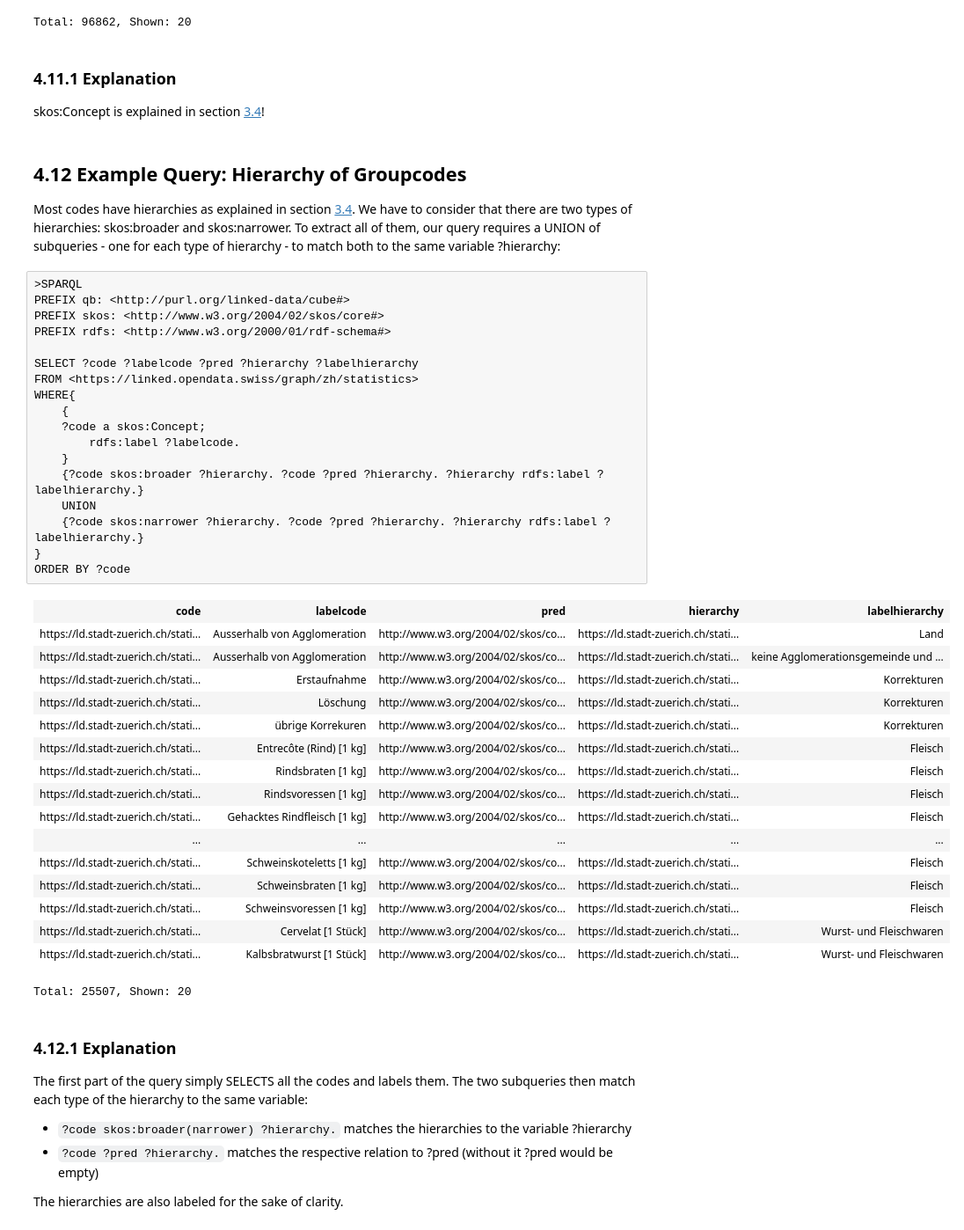
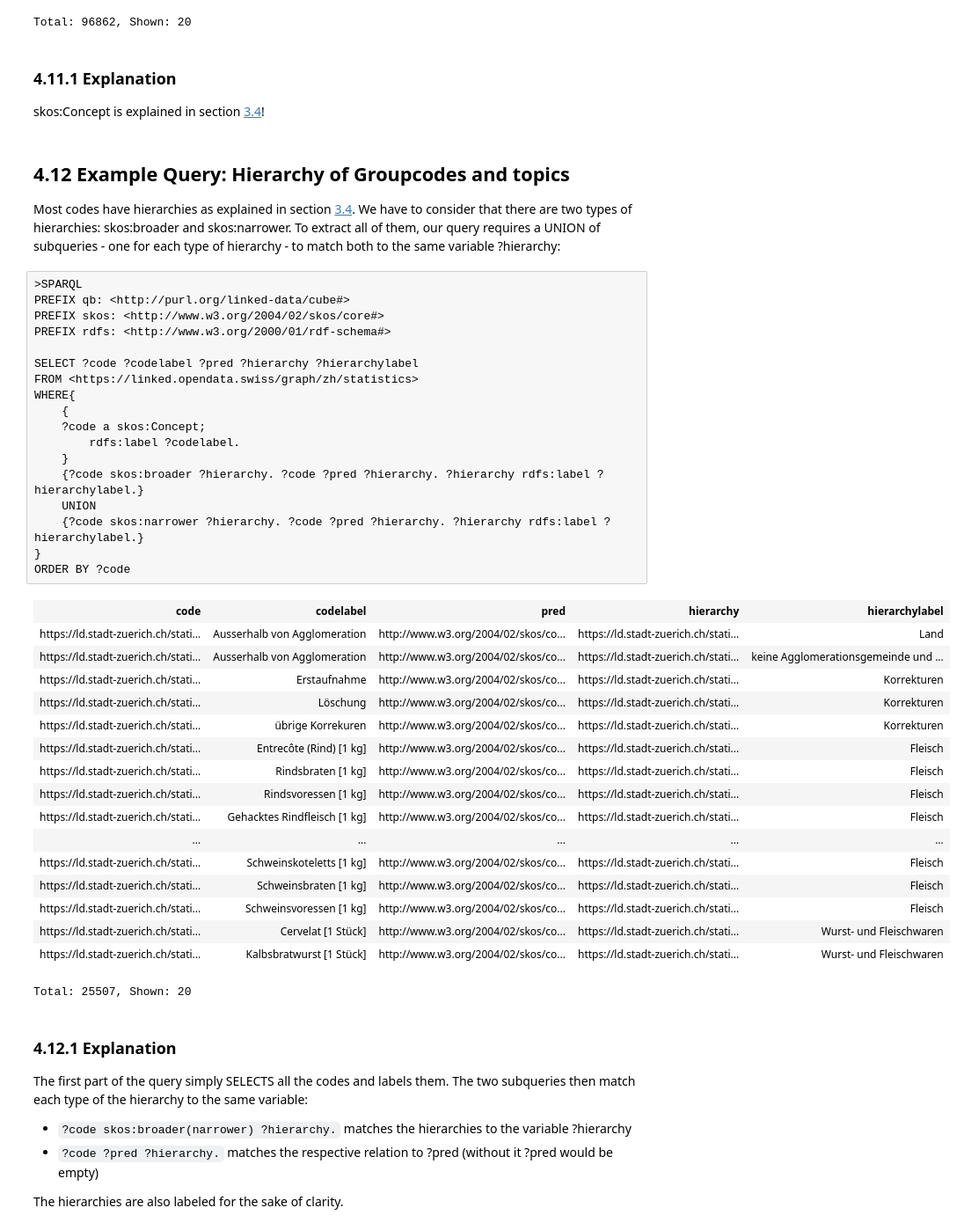
Before and after one commit to StatistikStadtZuerich/documentation, a Jupyter notebook: Linked_Data/Manual/LOSD_Manual_of_Statistik_Stadt_Zurich.ipynb, the cells around one changed output. Shown at 88% size. Saved outputs shown, nothing was run; the diff lists cells and outputs as text.

```diff
--- a/Linked_Data/Manual/LOSD_Manual_of_Statistik_Stadt_Zurich.ipynb
+++ b/Linked_Data/Manual/LOSD_Manual_of_Statistik_Stadt_Zurich.ipynb
@@ -873,30 +948,30 @@ ORDER BY ?code
 Total: 96862, Shown: 20
 # %% [markdown]
 ### 4.11.1 Explanation<a id="4111"></a>
-skos:Concept is explained in section [3.4](#3.4-Other-important-concepts)!
+skos:Concept is explained in section <a href="#34">3&#46;4</a>!
 # %% [markdown]
-## 4.12 Example Query: Hierarchy of Groupcodes<a id="412"></a>
-Most codes have hierarchies as explained in section [3.4](#Other-important-concepts). We have to consider that there are two types of hierarchies: skos:broader and skos:narrower. To extract all of them, our query requires a UNION of subqueries - one for each type of hierarchy - to match both to the same variable ?hierarchy:
+## 4.12 Example Query: Hierarchy of Groupcodes and topics<a id="412"></a>
+Most codes have hierarchies as explained in section <a href="#34">3&#46;4</a>. We have to consider that there are two types of hierarchies: skos:broader and skos:narrower. To extract all of them, our query requires a UNION of subqueries - one for each type of hierarchy - to match both to the same variable ?hierarchy:
 # %%
 >SPARQL
 PREFIX qb: <http://purl.org/linked-data/cube#>
 PREFIX skos: <http://www.w3.org/2004/02/skos/core#>
 PREFIX rdfs: <http://www.w3.org/2000/01/rdf-schema#>
 
-SELECT ?code ?labelcode ?pred ?hierarchy ?labelhierarchy
+SELECT ?code ?codelabel ?pred ?hierarchy ?hierarchylabel
 FROM <https://linked.opendata.swiss/graph/zh/statistics>
 WHERE{
     {
     ?code a skos:Concept;
-        rdfs:label ?labelcode.
+        rdfs:label ?codelabel.
     }
-    {?code skos:broader ?hierarchy. ?code ?pred ?hierarchy. ?hierarchy rdfs:label ?labelhierarchy.}
+    {?code skos:broader ?hierarchy. ?code ?pred ?hierarchy. ?hierarchy rdfs:label ?hierarchylabel.}
     UNION
-    {?code skos:narrower ?hierarchy. ?code ?pred ?hierarchy. ?hierarchy rdfs:label ?labelhierarchy.}
+    {?code skos:narrower ?hierarchy. ?code ?pred ?hierarchy. ?hierarchy rdfs:label ?hierarchylabel.}
 }
 ORDER BY ?code
 # %% [output]
-| code | labelcode | pred | hierarchy | labelhierarchy |
+| code | codelabel | pred | hierarchy | hierarchylabel |
 | https://ld.stadt-zuerich.ch/stati... | Ausserhalb von Agglomeration | http://www.w3.org/2004/02/skos/co... | https://ld.stadt-zuerich.ch/stati... | Land |
 | https://ld.stadt-zuerich.ch/stati... | Ausserhalb von Agglomeration | http://www.w3.org/2004/02/skos/co... | https://ld.stadt-zuerich.ch/stati... | keine Agglomerationsgemeinde und ... |
 | https://ld.stadt-zuerich.ch/stati... | Erstaufnahme | http://www.w3.org/2004/02/skos/co... | https://ld.stadt-zuerich.ch/stati... | Korrekturen |
```
Also changed, not shown: parts of 43 cells of this notebook.
